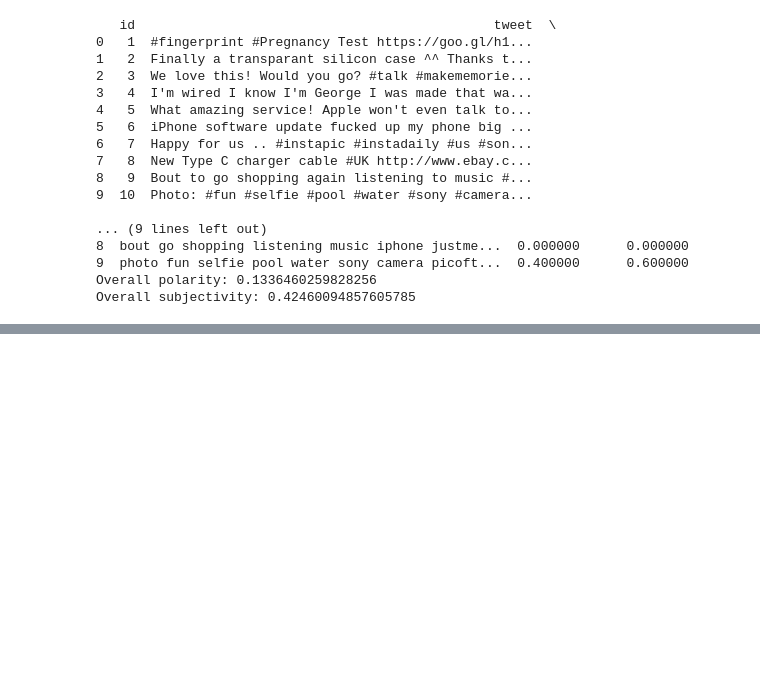
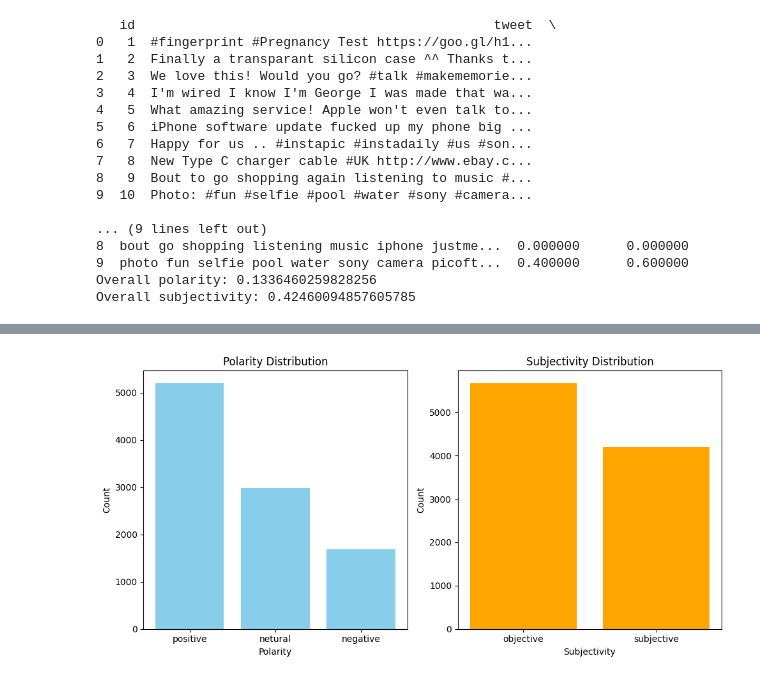
Before and after one commit to sophie826/sentiment_analysis, a Jupyter notebook: Sentiment_analysis_Textblob.ipynb, the cells around one changed output, grey strips where cells are left out. Saved outputs shown, nothing was run; the diff lists cells and outputs as text; code cells hidden in the pictures; blank space fills up the shorter version.

```diff
--- a/Sentiment_analysis_Textblob.ipynb
+++ b/Sentiment_analysis_Textblob.ipynb
@@ -167,3 +170,23 @@ print(f"Overall subjectivity: {overall_subjectivity}")
 9  photo fun selfie pool water sony camera picoft...  0.400000      0.600000
 Overall polarity: 0.1336460259828256
 Overall subjectivity: 0.42460094857605785
+# %%
+#categorize polairty into positive, negative and neurtal
+def categorize_polarity (polarity):
+  if polarity>0:
+    return 'positive'
+  elif polarity<0:
+    return 'negative'
+  else:
+    return 'netural'
+twitter_data['polarity_category']=twitter_data['polarity'].apply(categorize_polarity)
+
+#categorize subjectivity into objective and subjective
+def categorize_subjectivity (subjectivity):
+  if subjectivity>0.5:
+    return 'subjective'
+  else:
+    return 'objective'
+twitter_data['subjectivity_category']=twitter_data['subjectivity'].apply(categorize_subjectivity)
+
+print(twitter_data.head(10))
@@ -169,0 +211,24 @@ Overall subjectivity: 0.42460094857605785
+# %%
+# Count the occurrences of each unique value in 'polarity' and 'subjectivity'
+polarity_counts = twitter_data['polarity_category'].value_counts()
+subjectivity_counts = twitter_data['subjectivity_category'].value_counts()
+
+# Plotting the bar graph for polarity
+plt.figure(figsize=(10, 5))
+plt.subplot(1, 2, 1)  # Creating a subplot for polarity
+plt.bar(polarity_counts.index, polarity_counts.values, color='skyblue')
+plt.xlabel('Polarity')
+plt.ylabel('Count')
+plt.title('Polarity Distribution')
+
+# Plotting the bar graph for subjectivity
+plt.subplot(1, 2, 2)  # Creating a subplot for subjectivity
+plt.bar(subjectivity_counts.index, subjectivity_counts.values, color='orange')
+plt.xlabel('Subjectivity')
+plt.ylabel('Count')
+plt.title('Subjectivity Distribution')
+
+plt.tight_layout()  # Ensures proper spacing between subplots
+plt.show()
+# %% [output]
+[figure, added]
```
Also changed, not shown: parts of 2 cells of this notebook.
